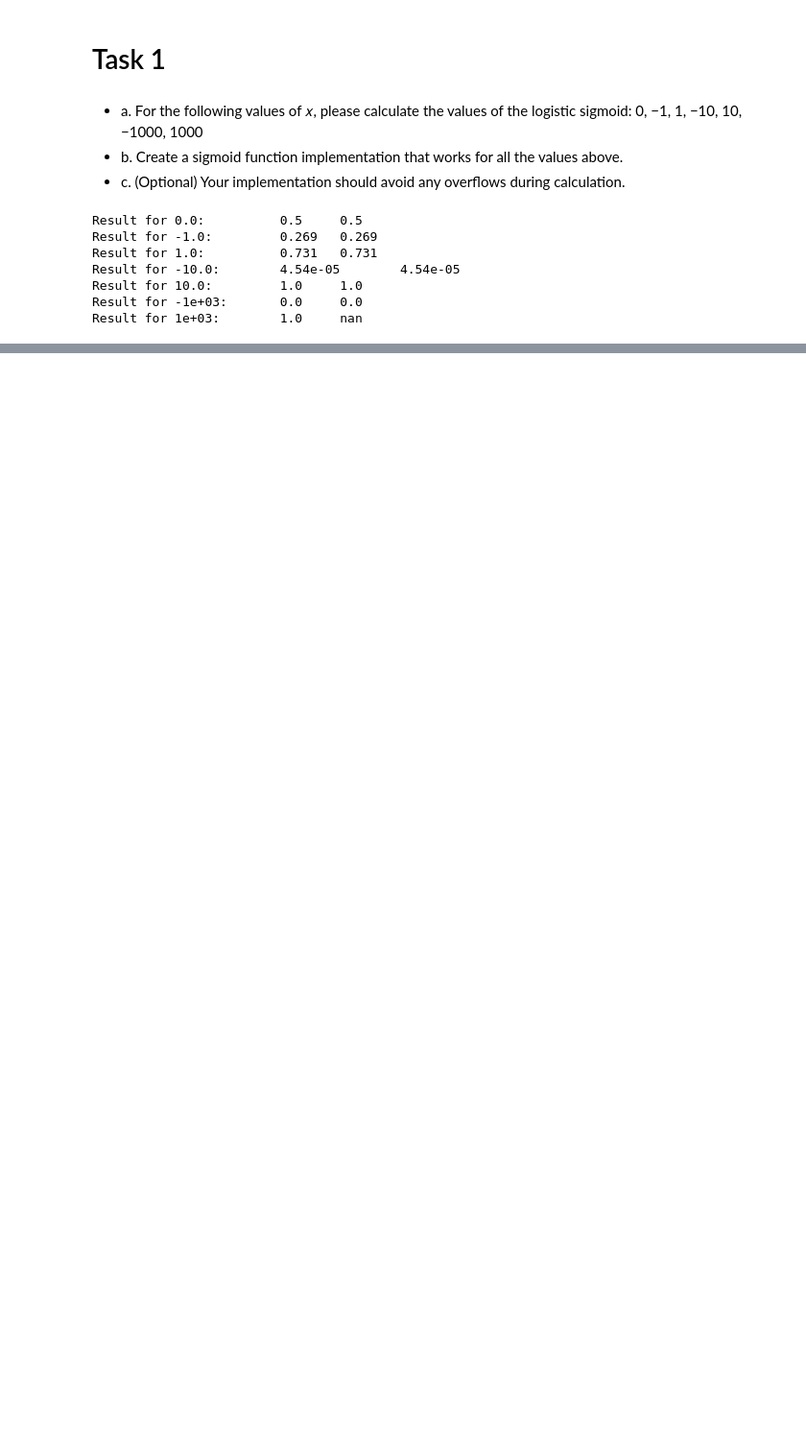
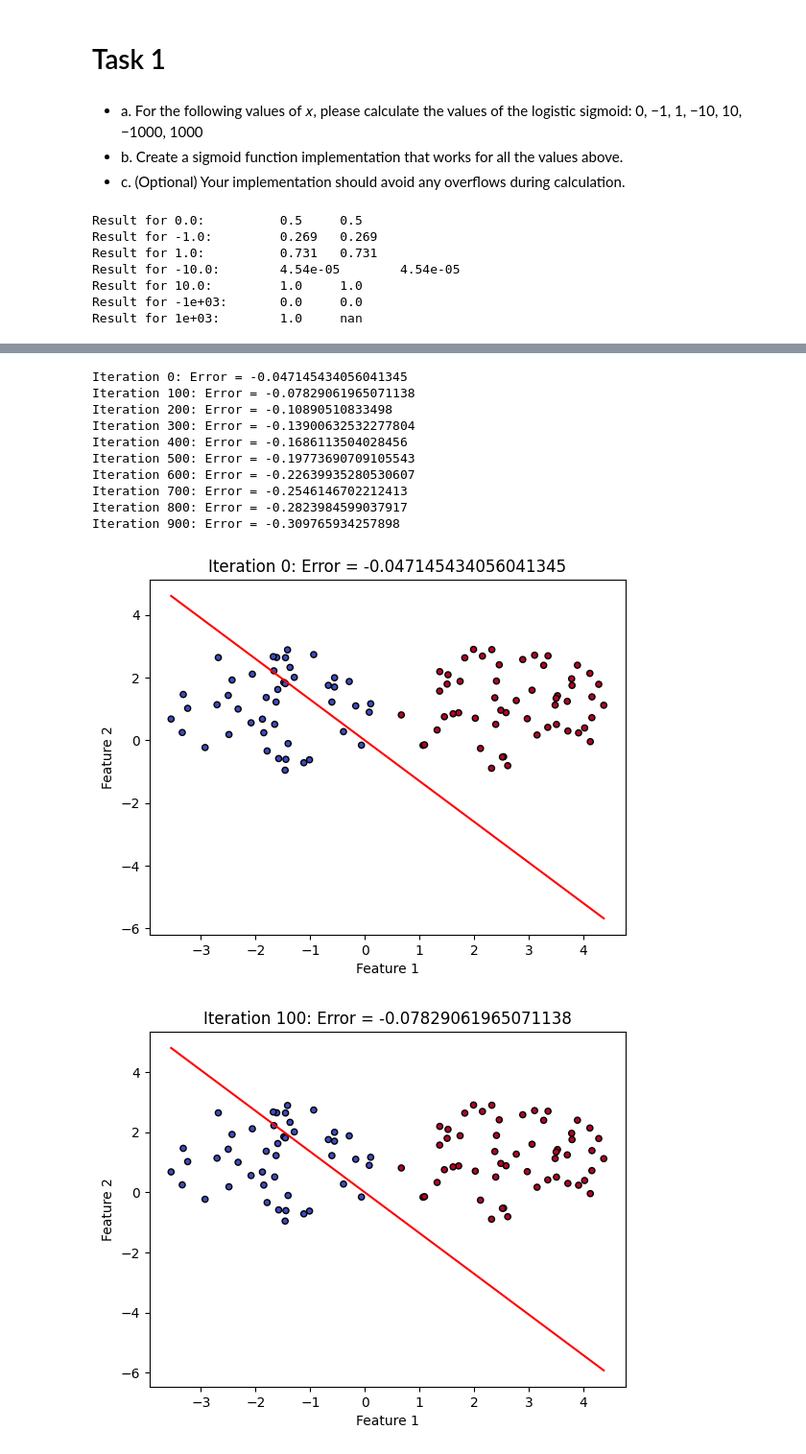
Before and after one commit to acromtech/PPKE_International_Semester, a Jupyter notebook: Machine_Learning/TP2-LOGICAL_REGRESSION/logreg.skeleton/skeleton.ipynb, the cells around one changed output, grey strips where cells are left out. Shown at 96% size. Saved outputs shown, nothing was run; the diff lists cells and outputs as text; code cells hidden in the pictures; blank space fills up the shorter version.

```diff
--- a/Machine_Learning/TP2-LOGICAL_REGRESSION/logreg.skeleton/skeleton.ipynb
+++ b/Machine_Learning/TP2-LOGICAL_REGRESSION/logreg.skeleton/skeleton.ipynb
@@ -140,0 +266,69 @@ data = np.load("../logreg.data/pla.npz")
+# %%
+def stochastic_gradient_descent(X_train, y_train, learning_rate, num_iterations, batch_size=None):
+    num_samples, num_features = X_train.shape
+    weights = np.random.rand(num_features)
+
+    if batch_size is None or batch_size >= num_samples:
+        # Full batch descent
+        batch_size = num_samples
+
+    num_batches = num_samples // batch_size
+
+    for i in range(num_iterations):
+        # Shuffle the data before each epoch
+        indices = np.random.permutation(num_samples)
+        X_train_shuffled = X_train[indices]
+        y_train_shuffled = y_train[indices]
+
+        for j in range(num_batches):
+            # Select batch
+            start = j * batch_size
+            end = min((j + 1) * batch_size, num_samples)
+            X_batch = X_train_shuffled[start:end]
+            y_batch = y_train_shuffled[start:end]
+
+            y_pred = predict_proba(X_batch, weights)
+            error = cross_entropy_error(y_pred, y_batch)
+            gradient = error_gradient(X_batch, y_batch, y_pred)
+            weights -= learning_rate * gradient
+
+        if i % 100 == 0:
+            print(f"Iteration {i}: Error = {error}")
+
+            # Plot the data points
+            plt.figure()
+            plt.scatter(X_train[:, 0], X_train[:, 1], c=y_train, cmap=plt.cm.coolwarm, s=20, edgecolors='k')
+            plt.xlabel('Feature 1')
+            plt.ylabel('Feature 2')
+            plt.title(f"Iteration {i}: Error = {error}")
+
+            # Plot the decision boundary
+            plot_x = np.array([np.min(X_train[:, 0]), np.max(X_train[:, 0])])
+            plot_y = (-1 / weights[1]) * (weights[0] * plot_x)
+            plt.plot(plot_x, plot_y, '-r')
+            #plt.show()
+
+    return weights
+
+
+data_pla = np.load('../logreg.data/pla.npz')
+X_train_pla, Y_train_pla, X_test_pla, Y_test_pla = data_pla['X'], data_pla['Y'], data_pla['X_test'], data_pla['Y_test']
+
+learning_rate = 0.0002
+num_iterations = 1000
+batch_size = None  # Specify the batch size
+
+weights_pla_sgd = stochastic_gradient_descent(X_train_pla, Y_train_pla, learning_rate, num_iterations, batch_size)
+# %% [output]
+Iteration 0: Error = -0.047145434056041345
+Iteration 100: Error = -0.07829061965071138
+Iteration 200: Error = -0.10890510833498
+Iteration 300: Error = -0.13900632532277804
+Iteration 400: Error = -0.1686113504028456
+Iteration 500: Error = -0.19773690709105543
+Iteration 600: Error = -0.22639935280530607
+Iteration 700: Error = -0.2546146702212413
+Iteration 800: Error = -0.2823984599037917
+Iteration 900: Error = -0.309765934257898
+[figure, added]
+[figure, added]
```
Also changed, not shown: parts of 22 cells of this notebook, 22 other files.
